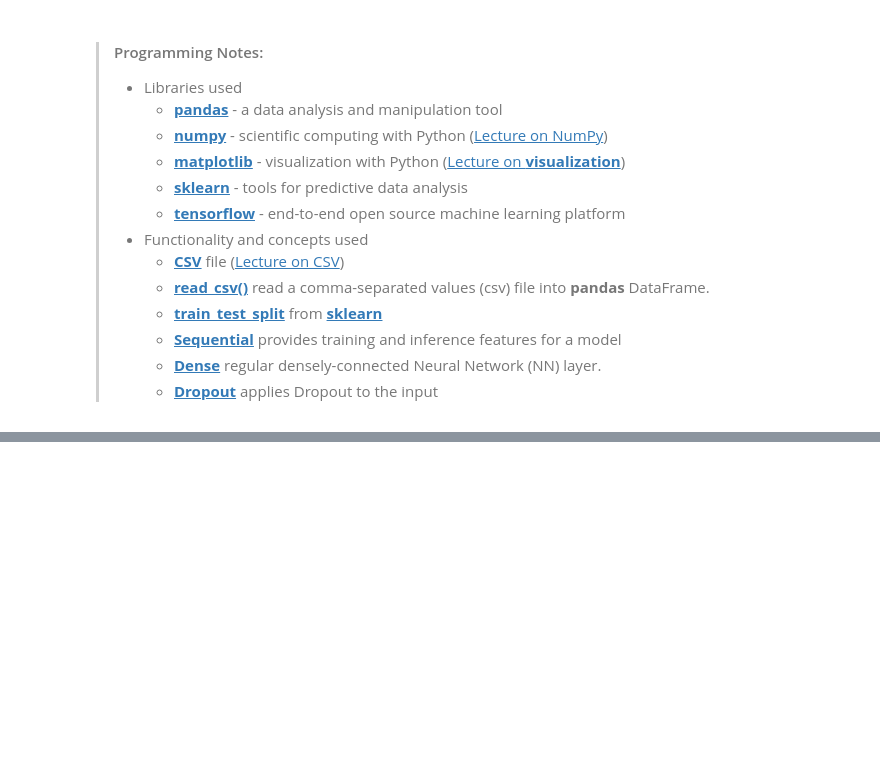
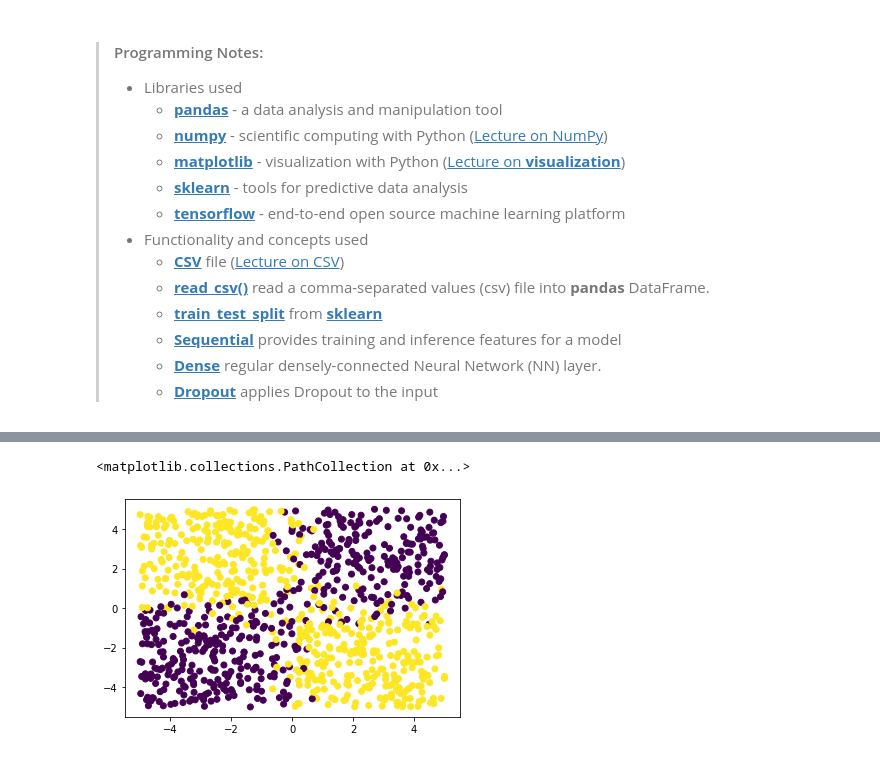
Before and after one commit to adel-nouar/ML_with_Rune, a Jupyter notebook: 07 - Lesson - Deep Neural Network (DNN).ipynb, the cells around one changed output, grey strips where cells are left out. Cells and saved outputs as stored; diff of their text form; code cells hidden in the pictures; blank space fills up the shorter version.

```diff
--- a/07 - Lesson - Deep Neural Network (DNN).ipynb
+++ b/07 - Lesson - Deep Neural Network (DNN).ipynb
@@ -101,0 +114,3 @@ ModuleNotFoundError: No module named 'tensoorflow'
+# %%
+data = pd.read_csv('xor_dirty.csv')
+data.head()
@@ -101,0 +124,8 @@ ModuleNotFoundError: No module named 'tensoorflow'
+# %%
+
+fig, ax = plt.subplots()
+
+ax.scatter(x=data['x'], y=data['y'], c=data['class id'])
+# %% [output]
+<matplotlib.collections.PathCollection at 0x...>
+[figure, added]
```
Also changed, not shown: parts of 17 cells of this notebook.
